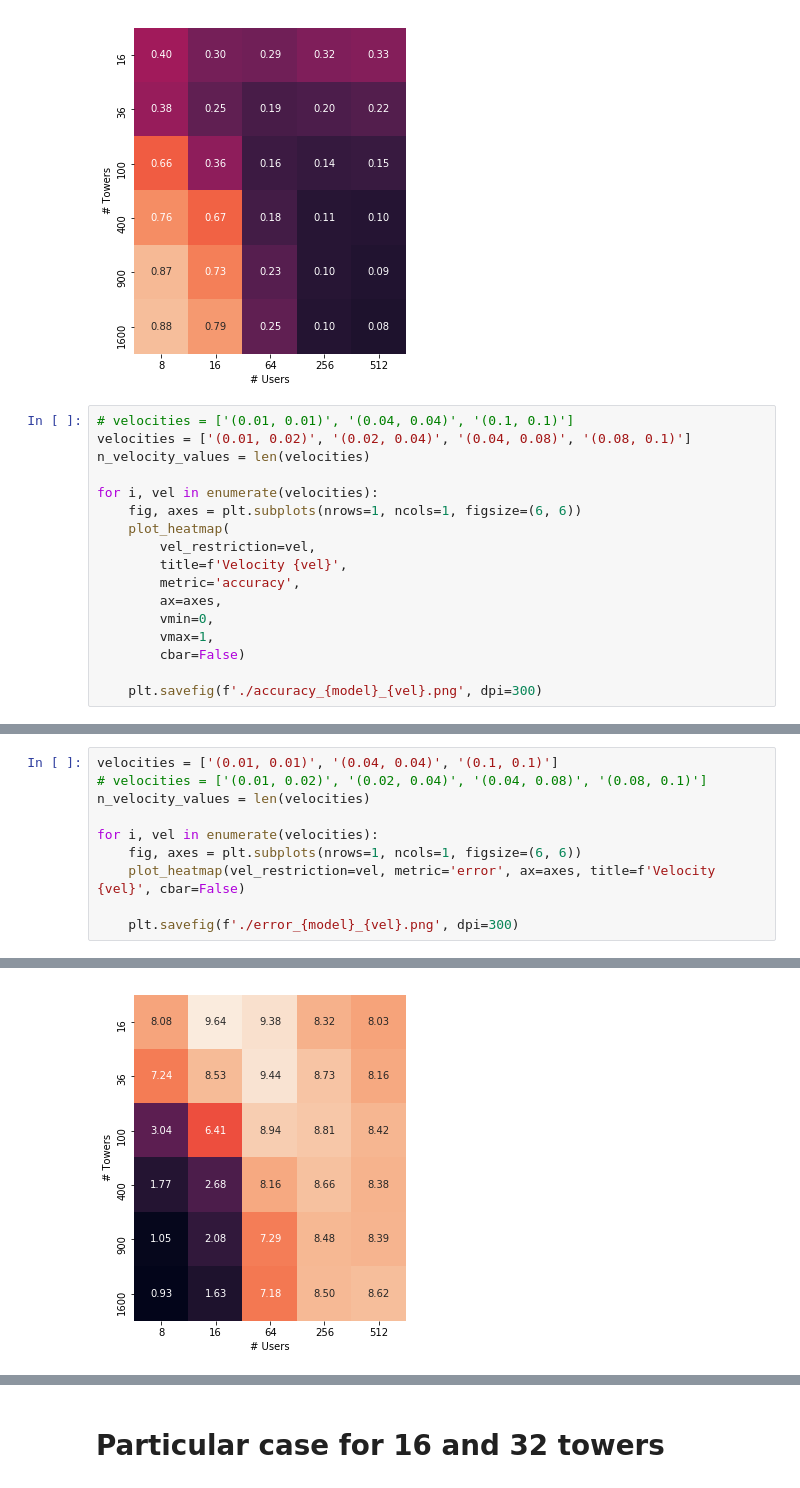
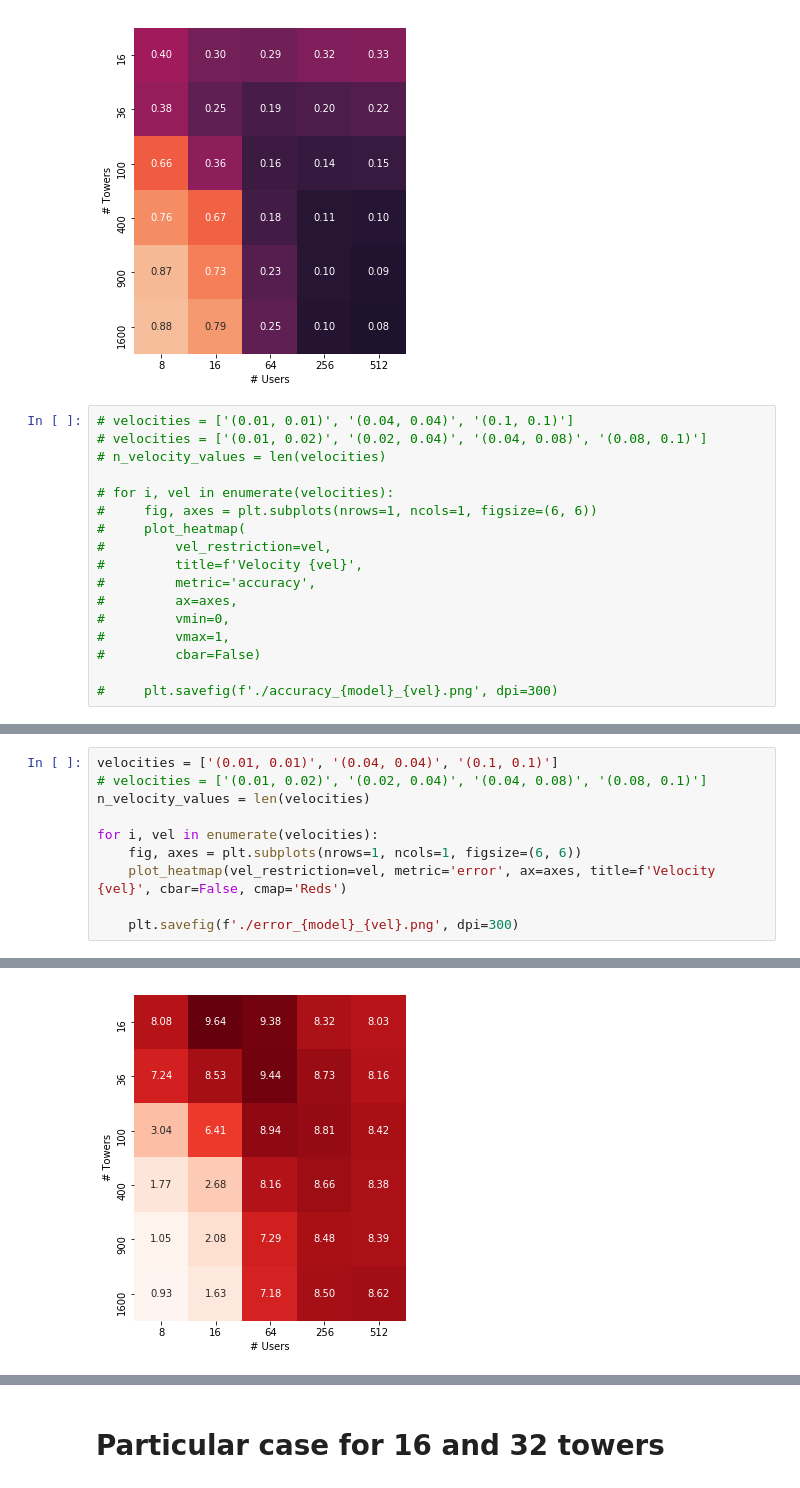
Before and after one commit to leopiney/tscf, a Jupyter notebook: evaluation-results-analysis.ipynb, the cells around one changed output, grey strips where cells are left out. Saved outputs shown, nothing was run; the diff lists cells and outputs as text.

```diff
--- a/evaluation-results-analysis.ipynb
+++ b/evaluation-results-analysis.ipynb
@@ -85,18 +86,18 @@ for i, vel in enumerate(velocities):
 [figure]
 # %%
 # velocities = ['(0.01, 0.01)', '(0.04, 0.04)', '(0.1, 0.1)']
-velocities = ['(0.01, 0.02)', '(0.02, 0.04)', '(0.04, 0.08)', '(0.08, 0.1)']
-n_velocity_values = len(velocities)
+# velocities = ['(0.01, 0.02)', '(0.02, 0.04)', '(0.04, 0.08)', '(0.08, 0.1)']
+# n_velocity_values = len(velocities)
 
-for i, vel in enumerate(velocities):
-    fig, axes = plt.subplots(nrows=1, ncols=1, figsize=(6, 6))
-    plot_heatmap(
-        vel_restriction=vel,
-        title=f'Velocity {vel}',
-        metric='accuracy',
-        ax=axes,
-        vmin=0,
-        vmax=1,
-        cbar=False)
+# for i, vel in enumerate(velocities):
+#     fig, axes = plt.subplots(nrows=1, ncols=1, figsize=(6, 6))
+#     plot_heatmap(
+#         vel_restriction=vel,
+#         title=f'Velocity {vel}',
+#         metric='accuracy',
+#         ax=axes,
+#         vmin=0,
+#         vmax=1,
+#         cbar=False)
 
-    plt.savefig(f'./accuracy_{model}_{vel}.png', dpi=300)
+#     plt.savefig(f'./accuracy_{model}_{vel}.png', dpi=300)
@@ -112,7 +108,7 @@ n_velocity_values = len(velocities)
 
 for i, vel in enumerate(velocities):
     fig, axes = plt.subplots(nrows=1, ncols=1, figsize=(6, 6))
-    plot_heatmap(vel_restriction=vel, metric='error', ax=axes, title=f'Velocity {vel}', cbar=False)
+    plot_heatmap(vel_restriction=vel, metric='error', ax=axes, title=f'Velocity {vel}', cbar=False, cmap='Reds')
 
     plt.savefig(f'./error_{model}_{vel}.png', dpi=300)
 # %% [output]
@@ -121,3 +117,3 @@ for i, vel in enumerate(velocities):
-[figure, old version]
+[figure, new version]
 # %%
 # velocities = ['(0.01, 0.01)', '(0.04, 0.04)', '(0.1, 0.1)']
```
Also changed, not shown: parts of 15 cells of this notebook, 7 other files.
